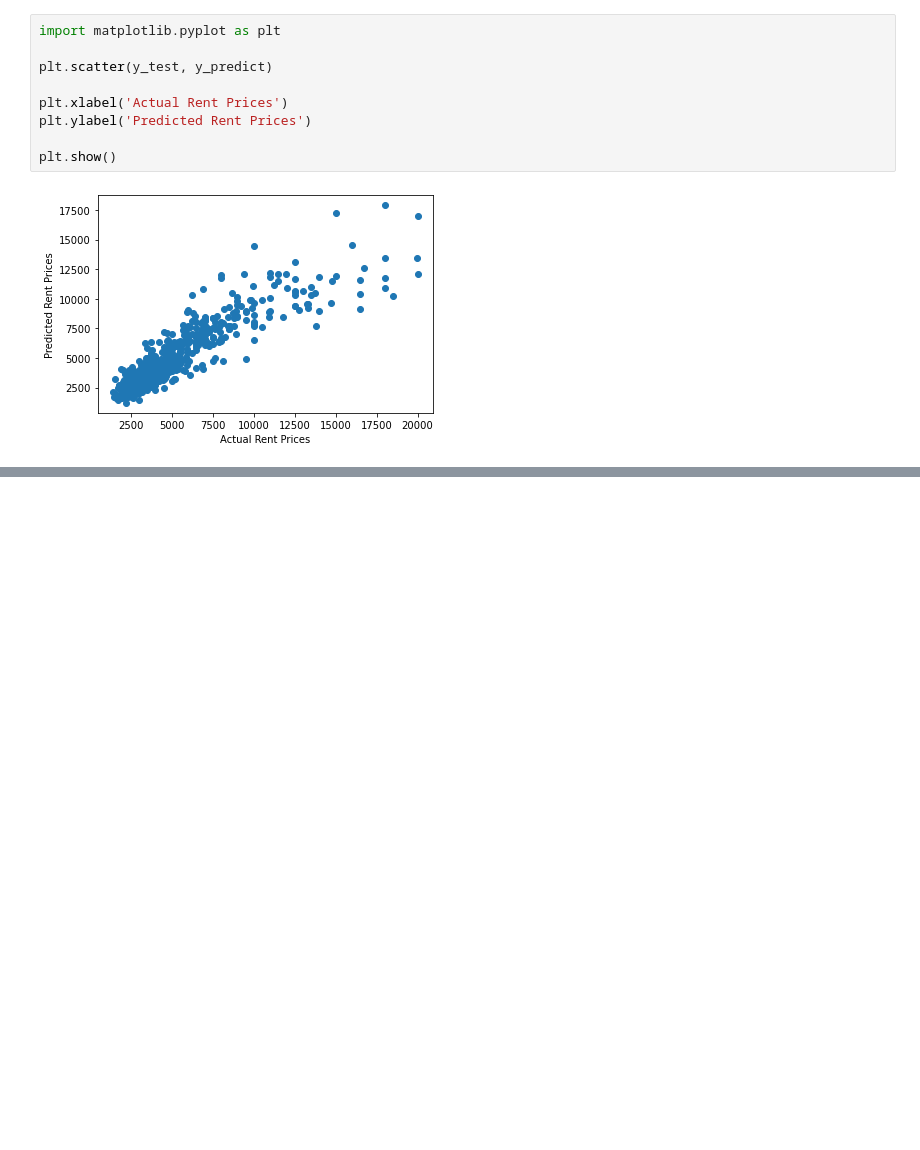
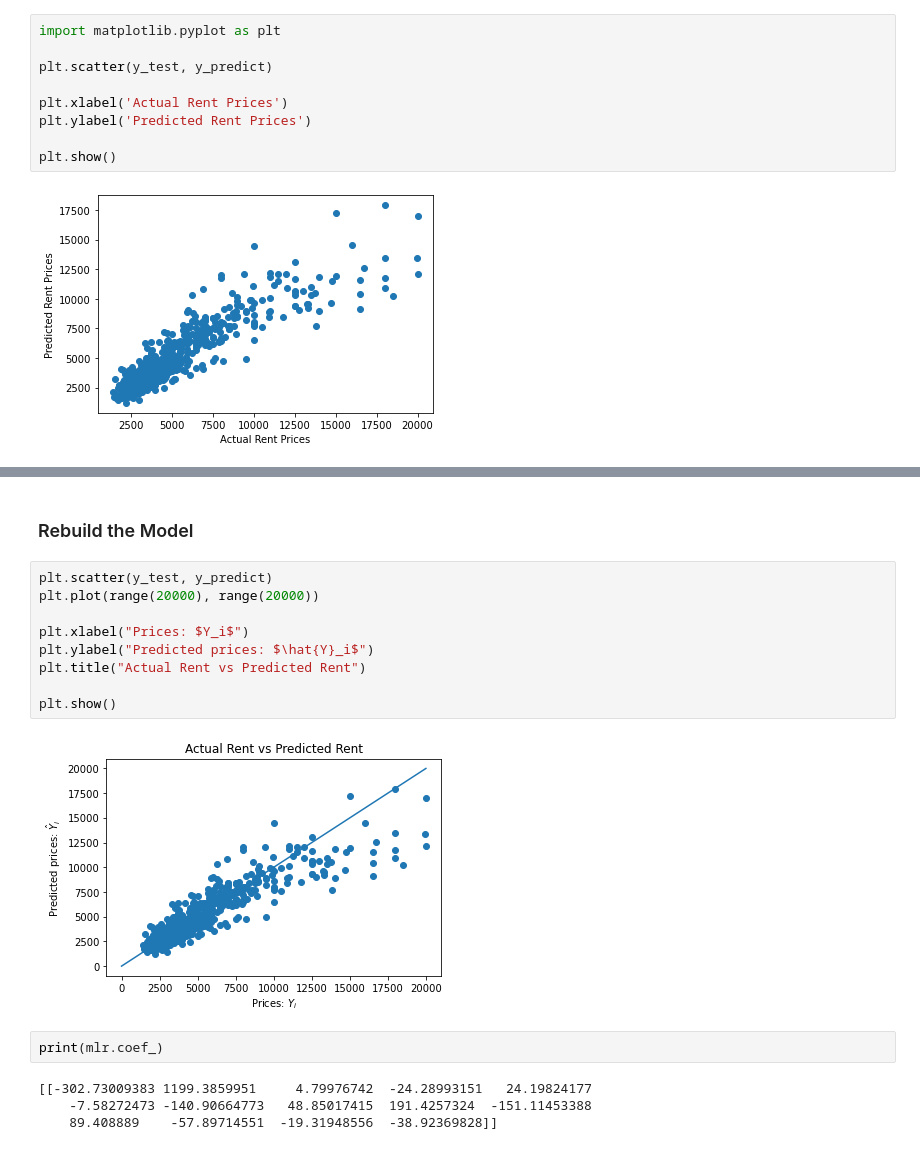
Before and after one commit to mannb986/street_easy, a Jupyter notebook: street_easy.ipynb, the cells around one changed output, grey strips where cells are left out. Drawn from its saved outputs; the diff is of its cells as text; blank space fills up the shorter version.

```diff
--- a/street_easy.ipynb
+++ b/street_easy.ipynb
@@ -95,0 +123,19 @@ plt.show()
+# %% [markdown]
+### Rebuild the Model
+# %%
+plt.scatter(y_test, y_predict)
+plt.plot(range(20000), range(20000))
+
+plt.xlabel("Prices: $Y_i$")
+plt.ylabel("Predicted prices: $\hat{Y}_i$")
+plt.title("Actual Rent vs Predicted Rent")
+
+plt.show()
+# %% [output]
+[figure, added]
+# %%
+print(mlr.coef_)
+# %% [output]
+[[-302.73009383 1199.3859951     4.79976742  -24.28993151   24.19824177
+    -7.58272473 -140.90664773   48.85017415  191.4257324  -151.11453388
+    89.408889    -57.89714551  -19.31948556  -38.92369828]]
```
Also changed, not shown: parts of 9 cells of this notebook.
